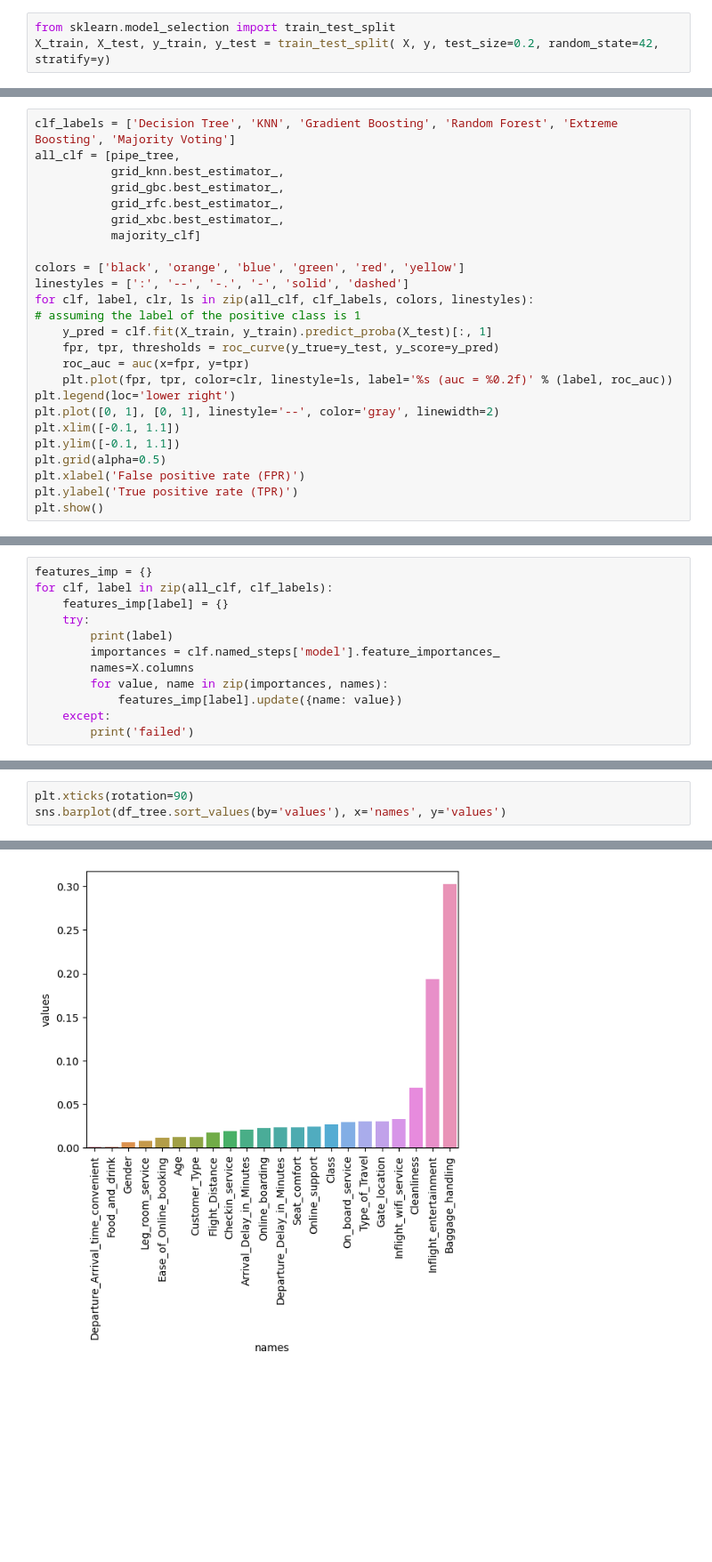
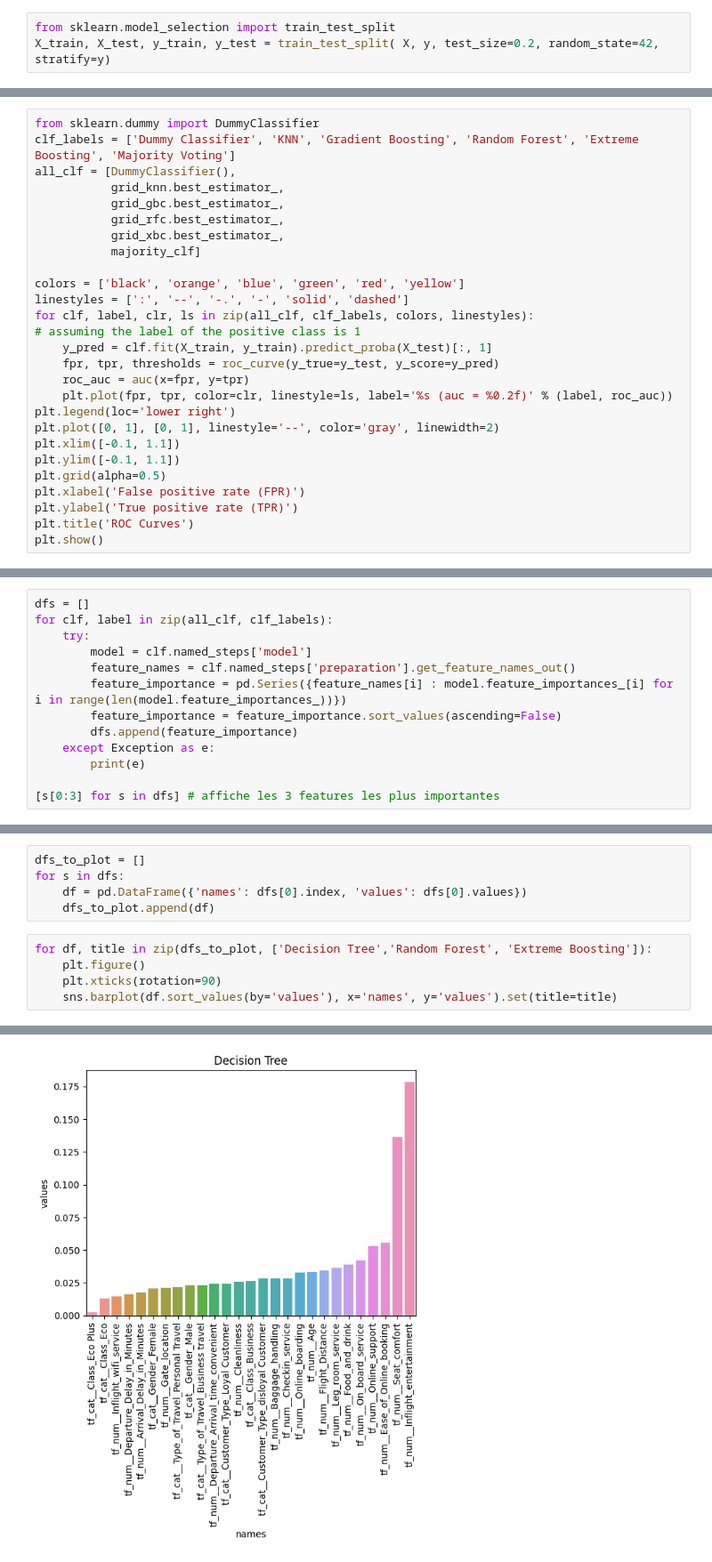
Before and after one commit to data-IA-2022/Airline_David, a Jupyter notebook: model.ipynb, the cells around one changed output, grey strips where cells are left out. Shown at 89% size. Drawn from its saved outputs; the diff is of its cells as text; blank space fills up the shorter version.

```diff
--- a/model.ipynb
+++ b/model.ipynb
@@ -148,6 +256,7 @@ weighted avg       0.96      0.96      0.96     25898
 # %%
-clf_labels = ['Decision Tree', 'KNN', 'Gradient Boosting', 'Random Forest', 'Extreme Boosting', 'Majority Voting']
-all_clf = [pipe_tree,
+from sklearn.dummy import DummyClassifier
+clf_labels = ['Dummy Classifier', 'KNN', 'Gradient Boosting', 'Random Forest', 'Extreme Boosting', 'Majority Voting']
+all_clf = [DummyClassifier(),
            grid_knn.best_estimator_,
            grid_gbc.best_estimator_,
            grid_rfc.best_estimator_,
@@ -169,5 +278,6 @@ plt.ylim([-0.1, 1.1])
 plt.grid(alpha=0.5)
 plt.xlabel('False positive rate (FPR)')
 plt.ylabel('True positive rate (TPR)')
+plt.title('ROC Curves')
 plt.show()
 # %% [output]
@@ -175,12 +284,0 @@ plt.show()
-# %%
-features_imp = {}
-for clf, label in zip(all_clf, clf_labels):
-    features_imp[label] = {}
-    try:
-        print(label)
-        importances = clf.named_steps['model'].feature_importances_
-        names=X.columns
-        for value, name in zip(importances, names):
-            features_imp[label].update({name: value})
-    except:
-        print('failed')
@@ -200,0 +290,13 @@ df_xbc = pd.DataFrame.from_dict(features_imp['Extreme Boosting'], orient='index'
+# %%
+dfs = []
+for clf, label in zip(all_clf, clf_labels):
+    try:
+        model = clf.named_steps['model']
+        feature_names = clf.named_steps['preparation'].get_feature_names_out()
+        feature_importance = pd.Series({feature_names[i] : model.feature_importances_[i] for i in range(len(model.feature_importances_))})
+        feature_importance = feature_importance.sort_values(ascending=False)
+        dfs.append(feature_importance)
+    except Exception as e:
+        print(e)
+
+[s[0:3] for s in dfs] # affiche les 3 features les plus importantes
@@ -201,4 +316,11 @@ df_xbc = pd.DataFrame.from_dict(features_imp['Extreme Boosting'], orient='index'
+# %%
+dfs_to_plot = []
+for s in dfs:
+    df = pd.DataFrame({'names': dfs[0].index, 'values': dfs[0].values})
+    dfs_to_plot.append(df)
 # %%
-plt.xticks(rotation=90)
-sns.barplot(df_tree.sort_values(by='values'), x='names', y='values')
+for df, title in zip(dfs_to_plot, ['Decision Tree','Random Forest', 'Extreme Boosting']):
+    plt.figure()
+    plt.xticks(rotation=90)
+    sns.barplot(df.sort_values(by='values'), x='names', y='values').set(title=title)
 # %% [output]
@@ -206 +327 @@ sns.barplot(df_tree.sort_values(by='values'), x='names', y='values')
-[figure, old version]
+[figure, new version]
```
Also changed, not shown: parts of 28 cells of this notebook.
